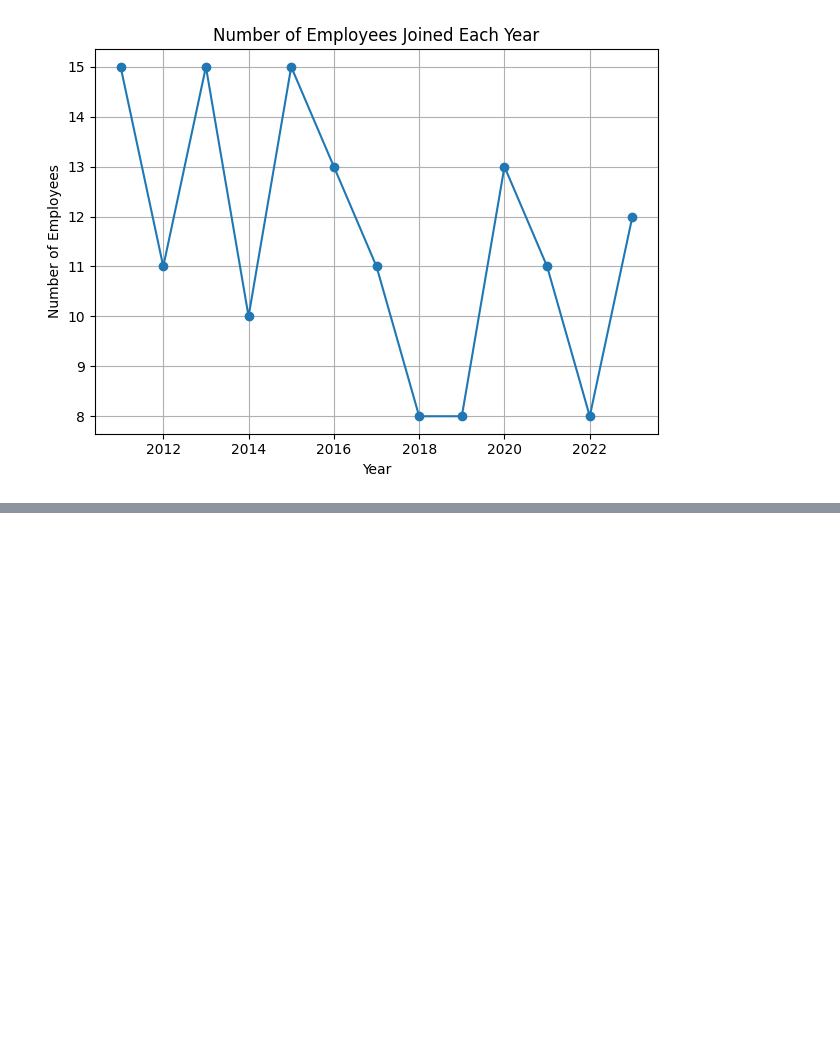
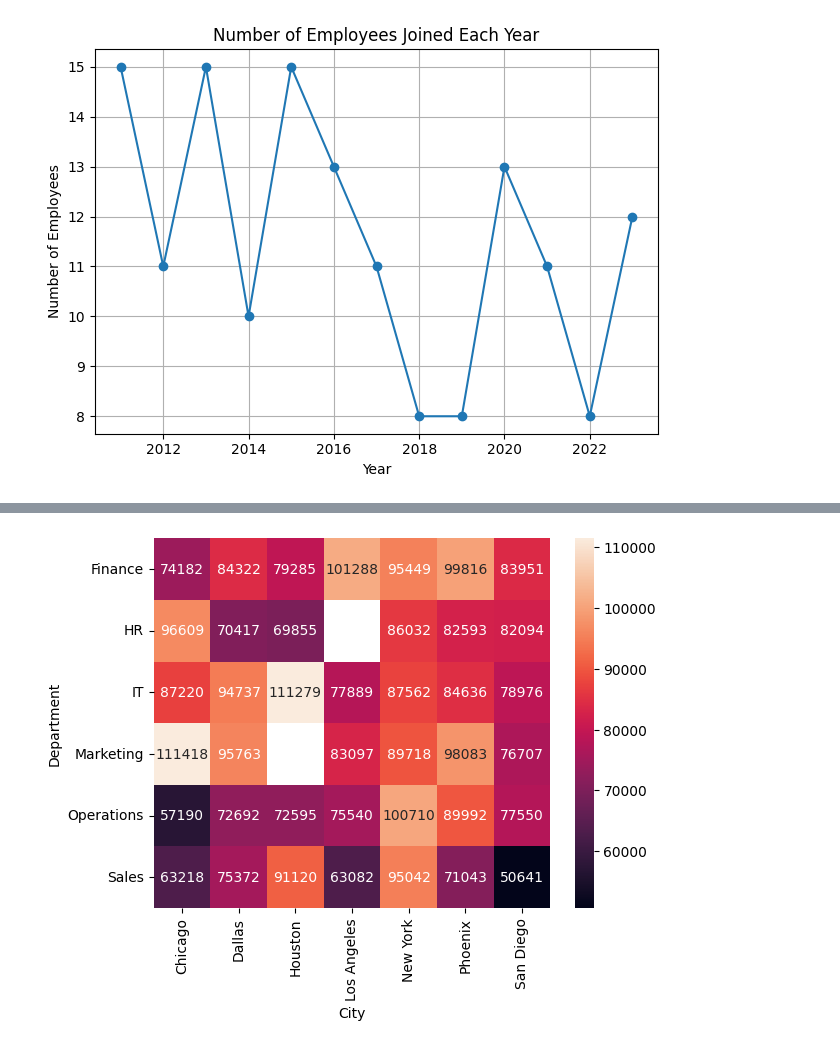
Before and after one commit to NadirAliOfficial/Data-Science-Course-IBA, a Jupyter notebook: classes/w3d5.ipynb, the cells around one changed output, grey strips where cells are left out. Drawn from its saved outputs; the diff is of its cells as text; code cells hidden in the pictures; blank space fills up the shorter version.

```diff
--- a/classes/w3d5.ipynb
+++ b/classes/w3d5.ipynb
@@ -83,0 +88,3 @@ plt.show()
+# %%
+pvt_table = df.pivot_table(index='Department', columns='City', values='Salary')
+pvt_table
@@ -83,0 +100,5 @@ plt.show()
+# %%
+sns.heatmap(pvt_table, annot=True, fmt='0.0f')
+plt.show()
+# %% [output]
+[figure, added]
```
Also changed, not shown: parts of 5 cells of this notebook, 3 other files.
